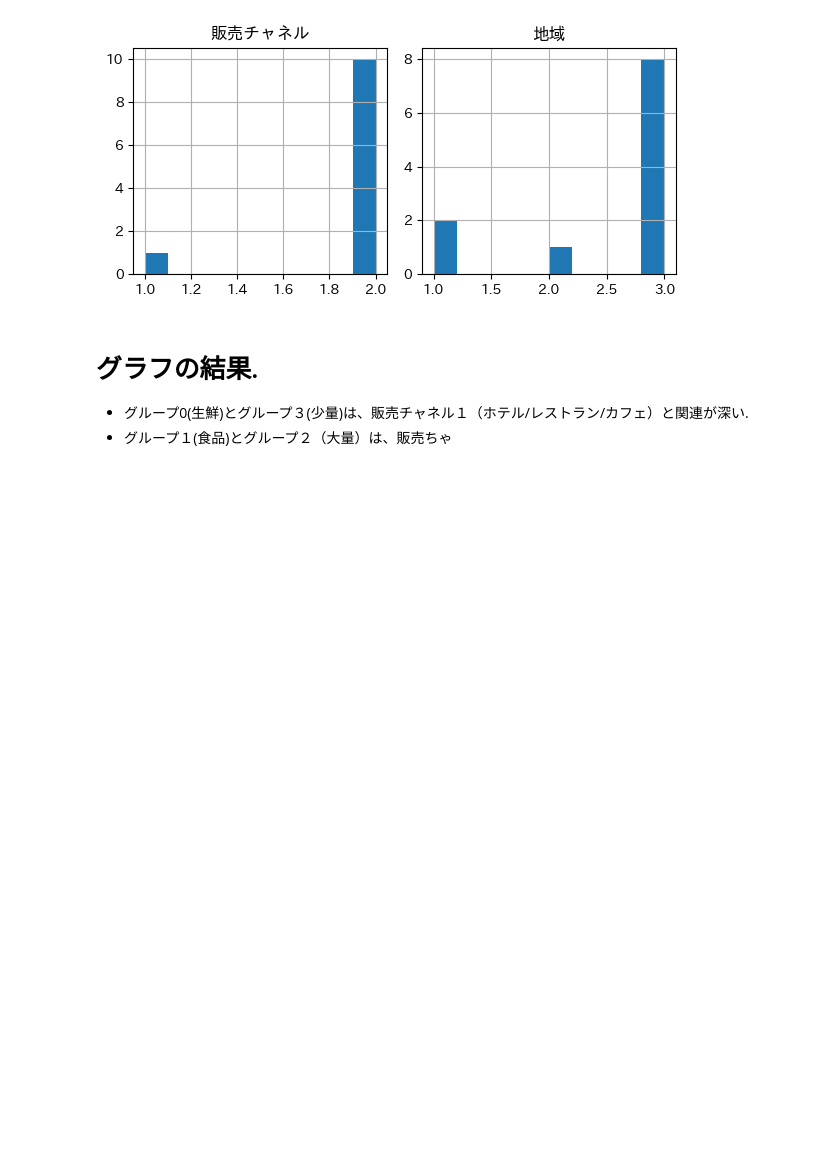
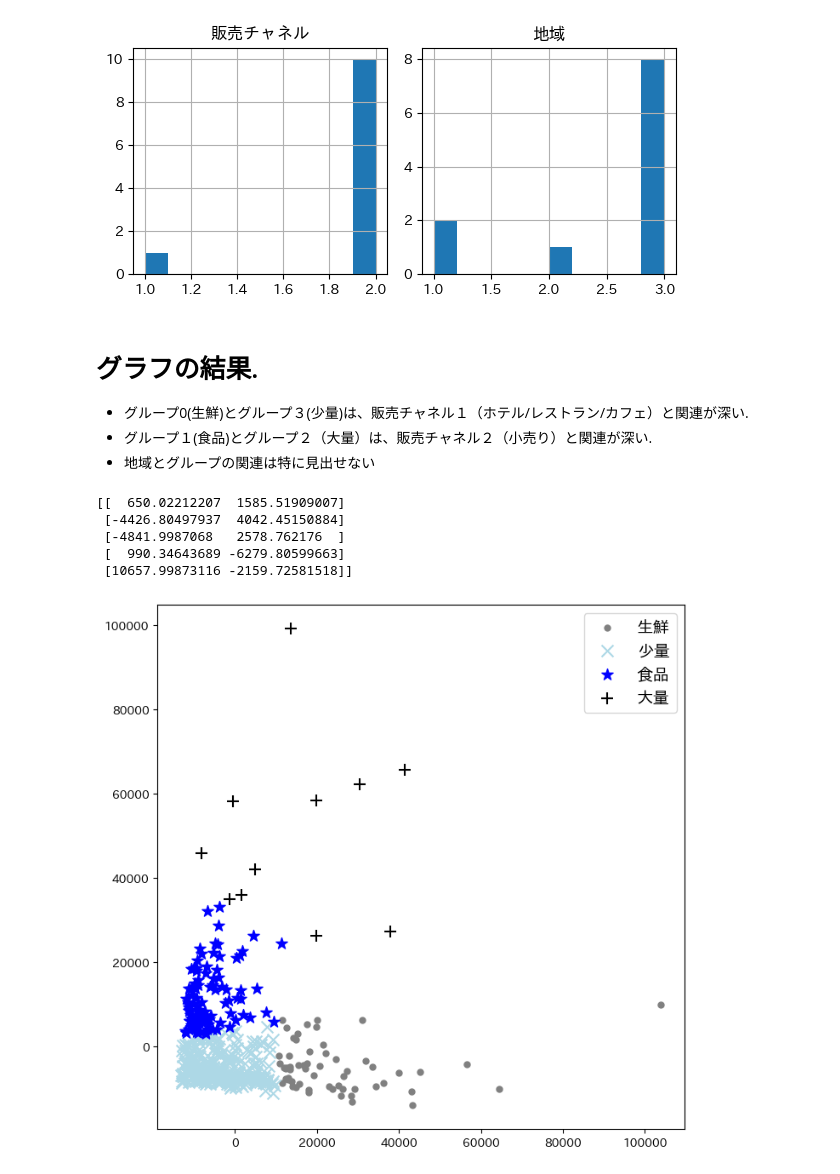
Before and after one commit to Syozaburo/Machine_learning_practice, a Jupyter notebook: Wholesale-customers.dataset/clustering.ipynb, the cells around one changed output. Saved outputs shown, nothing was run; the diff lists cells and outputs as text; code cells hidden in the pictures; blank space fills up the shorter version.

Commit message:
次元圧縮の実施

```diff
--- a/Wholesale-customers.dataset/clustering.ipynb
+++ b/Wholesale-customers.dataset/clustering.ipynb
@@ -154,4 +154,40 @@ for i in range(clusters):
 # %% [markdown]
 # グラフの結果.
 - グループ0(生鮮)とグループ３(少量)は、販売チャネル１（ホテル/レストラン/カフェ）と関連が深い.
-- グループ１(食品)とグループ２（大量）は、販売ちゃ
+- グループ１(食品)とグループ２（大量）は、販売チャネル２（小売り）と関連が深い.
+- 地域とグループの関連は特に見出せない
+# %%
+#次元圧縮の実施
+
+#アルゴリズムの選択
+from sklearn.decomposition import PCA
+
+#モデル生成
+#散布図表示が目的のため２次元に圧縮
+pca = PCA(n_components=2)
+# %%
+#学習・変換の実施
+d2 = pca.fit_transform(df2)
+
+#結果の一部表示
+print(d2[:5,:])
+# %% [output]
+[[  650.02212207  1585.51909007]
+ [-4426.80497937  4042.45150884]
+ [-4841.9987068   2578.762176  ]
+ [  990.34643689 -6279.80599663]
+ [10657.99873116 -2159.72581518]]
+# %%
+#グループごとに色分けし散布図表示
+
+plt.figure(figsize=(8,8))
+marks = ['.', 'x', '*', '+']
+labels = ['生鮮', '少量', '食品', '大量']
+colors = ['grey', 'lightblue', 'blue', 'black']
+for i in range(clusters):
+    plt.scatter(d2[y_pred==i][:,0], d2[y_pred==i][:,1],
+       marker=marks[i], label=labels[i], s=100, c=colors[i])
+plt.legend(fontsize=14)
+plt.show()
+# %% [output]
+[figure, added]
```
Also changed, not shown: parts of 4 cells of this notebook.
